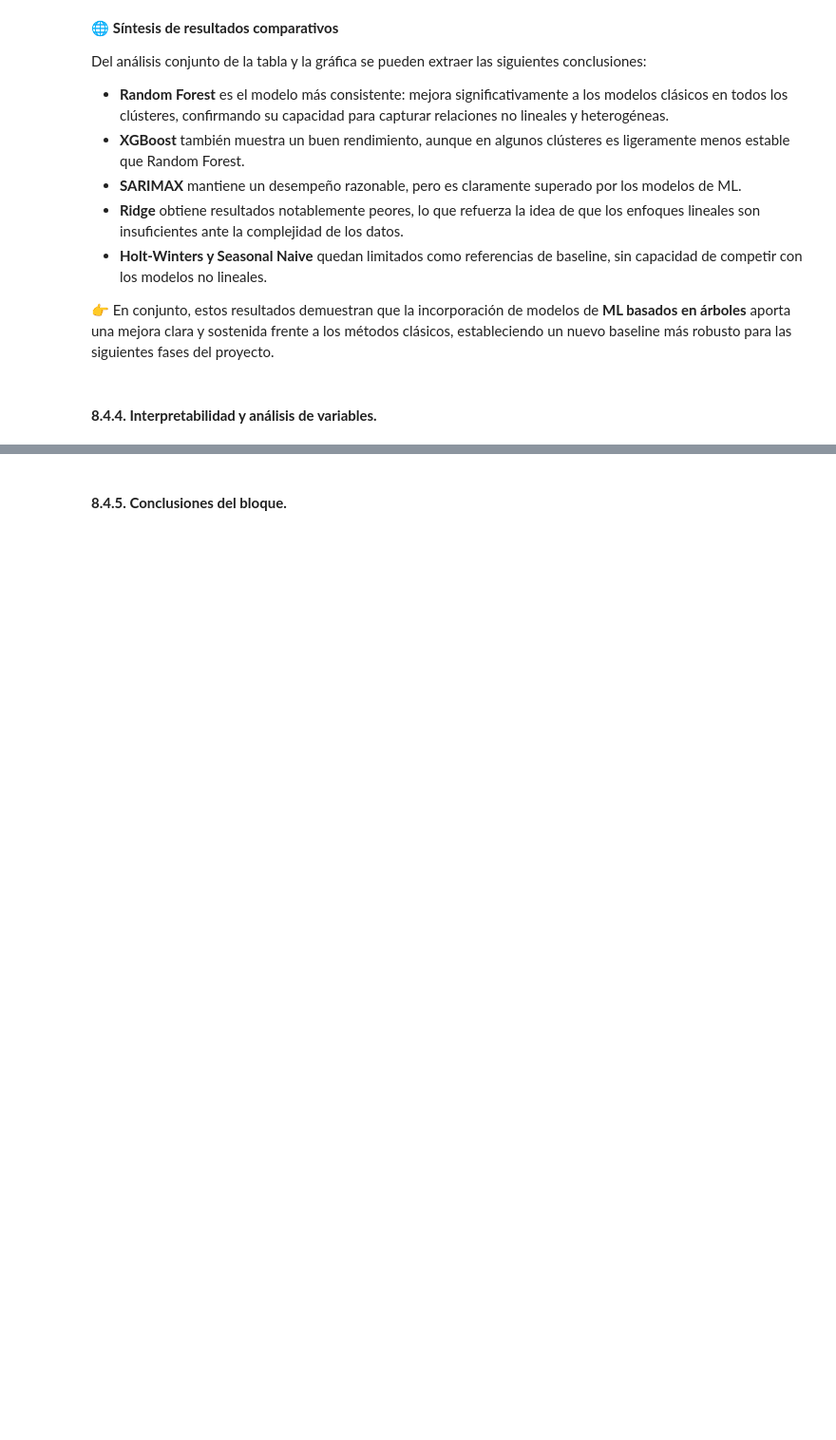
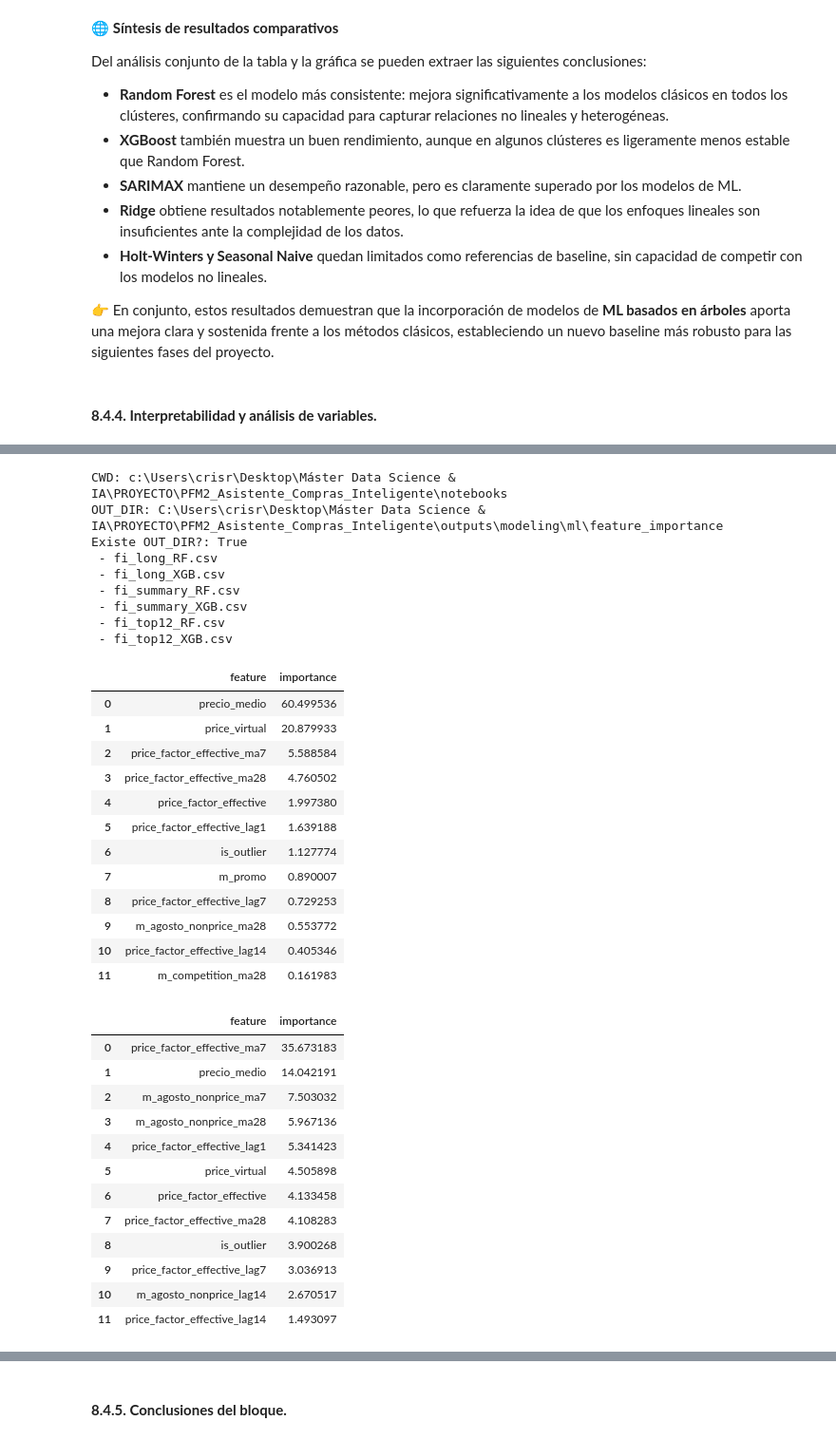
Before and after one commit to CrisRodFer/PFM2_Asistente_Compras_Inteligente, a Jupyter notebook: notebooks/PFM2_Modelado_y_app.ipynb, the cells around one changed output, grey strips where cells are left out. Shown at 95% size. Drawn from its saved outputs; the diff is of its cells as text; code cells hidden in the pictures; blank space fills up the shorter version.

```diff
--- a/notebooks/PFM2_Modelado_y_app.ipynb
+++ b/notebooks/PFM2_Modelado_y_app.ipynb
@@ -4383,0 +4434,70 @@ Del análisis conjunto de la tabla y la gráfica se pueden extraer las siguiente
+# %%
+# =============================================================================
+# scripts/modeling/ml/feature_importance.py
+# =============================================================================
+
+from pathlib import Path
+import pandas as pd
+import os
+
+# 1) Ver dónde está el notebook realmente
+print("CWD:", Path.cwd())
+
+# 2) RUTA ABSOLUTA a tu carpeta de outputs (ajustada a tu equipo)
+OUT_DIR = Path(r"C:\Users\crisr\Desktop\Máster Data Science & IA\PROYECTO\PFM2_Asistente_Compras_Inteligente\outputs\modeling\ml\feature_importance")
+print("OUT_DIR:", OUT_DIR)
+print("Existe OUT_DIR?:", OUT_DIR.exists())
+
+# 3) Si quieres, lista archivos para verificar
+for p in OUT_DIR.glob("*.csv"):
+    print(" -", p.name)
+
+# 4) Carga de CSVs con comprobaciones
+def read_csv_safe(p: Path):
+    if not p.exists():
+        raise FileNotFoundError(f"No existe: {p}")
+    return pd.read_csv(p)
+
+fi_summary_rf  = read_csv_safe(OUT_DIR / "fi_summary_RF.csv")
+fi_summary_xgb = read_csv_safe(OUT_DIR / "fi_summary_XGB.csv")
+fi_top12_rf    = read_csv_safe(OUT_DIR / "fi_top12_RF.csv")
+fi_top12_xgb   = read_csv_safe(OUT_DIR / "fi_top12_XGB.csv")
+
+display(fi_summary_rf.head(12))
+display(fi_summary_xgb.head(12))
+# %% [output]
+CWD: c:\Users\crisr\Desktop\Máster Data Science & IA\PROYECTO\PFM2_Asistente_Compras_Inteligente\notebooks
+OUT_DIR: C:\Users\crisr\Desktop\Máster Data Science & IA\PROYECTO\PFM2_Asistente_Compras_Inteligente\outputs\modeling\ml\feature_importance
+Existe OUT_DIR?: True
+ - fi_long_RF.csv
+ - fi_long_XGB.csv
+ - fi_summary_RF.csv
+ - fi_summary_XGB.csv
+ - fi_top12_RF.csv
+ - fi_top12_XGB.csv
+|  | feature | importance |
+| 0 | precio_medio | 60.499536 |
+| 1 | price_virtual | 20.879933 |
+| 2 | price_factor_effective_ma7 | 5.588584 |
+| 3 | price_factor_effective_ma28 | 4.760502 |
+| 4 | price_factor_effective | 1.997380 |
+| 5 | price_factor_effective_lag1 | 1.639188 |
+| 6 | is_outlier | 1.127774 |
+| 7 | m_promo | 0.890007 |
+| 8 | price_factor_effective_lag7 | 0.729253 |
+| 9 | m_agosto_nonprice_ma28 | 0.553772 |
+| 10 | price_factor_effective_lag14 | 0.405346 |
+| 11 | m_competition_ma28 | 0.161983 |
+|  | feature | importance |
+| 0 | price_factor_effective_ma7 | 35.673183 |
+| 1 | precio_medio | 14.042191 |
+| 2 | m_agosto_nonprice_ma7 | 7.503032 |
+| 3 | m_agosto_nonprice_ma28 | 5.967136 |
+| 4 | price_factor_effective_lag1 | 5.341423 |
+| 5 | price_virtual | 4.505898 |
+| 6 | price_factor_effective | 4.133458 |
+| 7 | price_factor_effective_ma28 | 4.108283 |
+| 8 | is_outlier | 3.900268 |
+| 9 | price_factor_effective_lag7 | 3.036913 |
+| 10 | m_agosto_nonprice_lag14 | 2.670517 |
+| 11 | price_factor_effective_lag14 | 1.493097 |
```
Also changed, not shown: parts of 10 cells of this notebook, 2 other files.
